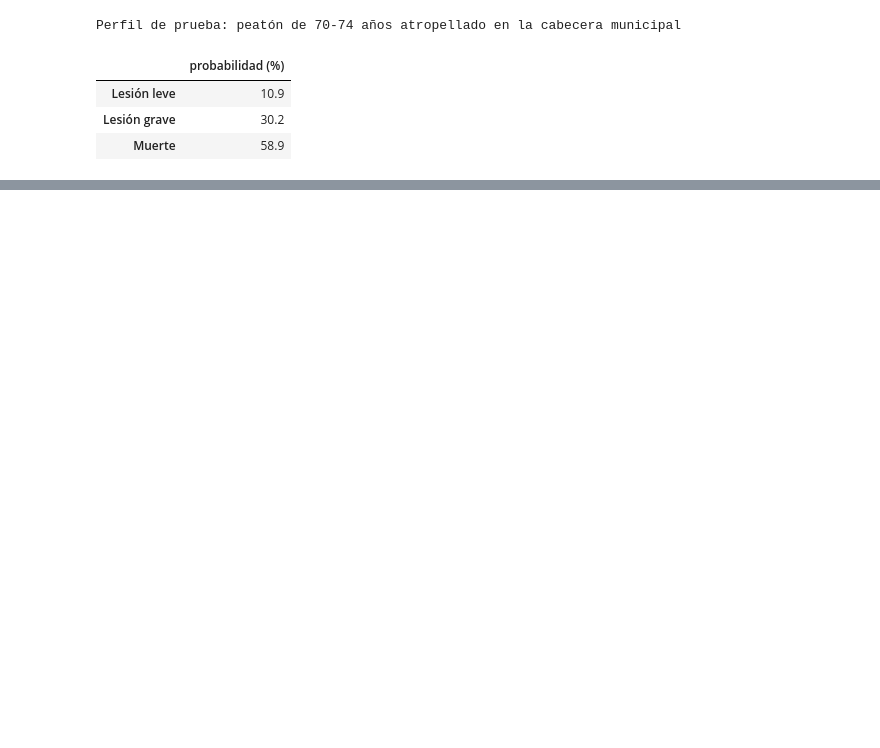
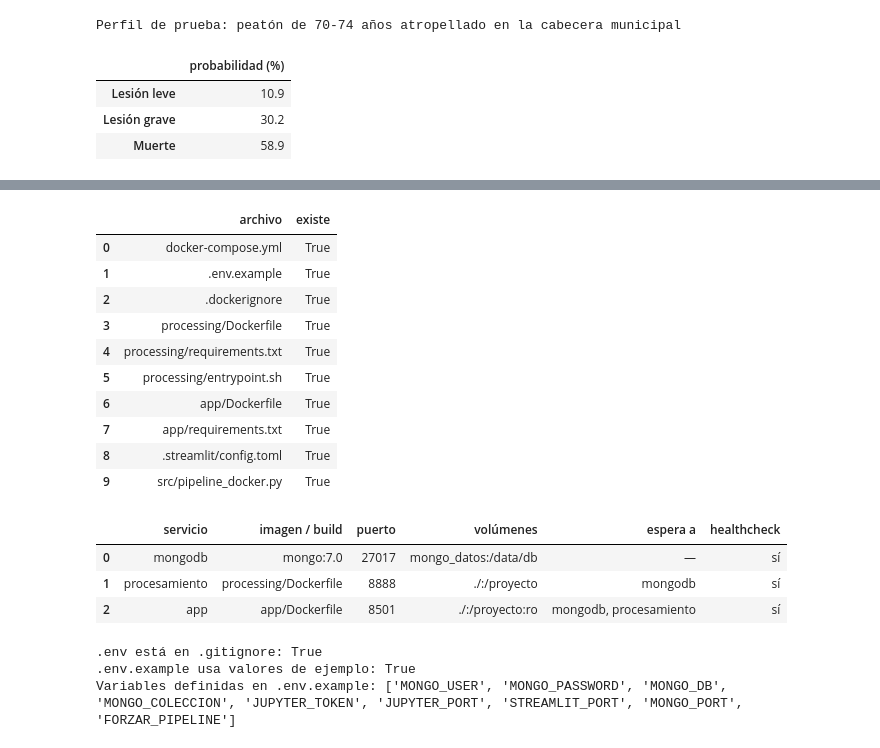
Before and after one commit to ingjuancrojasl-crypto/Rojas_Juan_BigData_ProyectoFinal, a Jupyter notebook: notebooks/Rojas_Juan_BigData_ProyectoFinal.ipynb, the cells around one changed output, grey strips where cells are left out. Saved outputs shown, nothing was run; the diff lists cells and outputs as text; code cells hidden in the pictures; blank space fills up the shorter version.

```diff
--- a/notebooks/Rojas_Juan_BigData_ProyectoFinal.ipynb
+++ b/notebooks/Rojas_Juan_BigData_ProyectoFinal.ipynb
@@ -1753,0 +1777,52 @@ Se abre en el navegador en **http://localhost:8501**.
+# %%
+archivos_docker = ["docker-compose.yml", ".env.example", ".dockerignore", "processing/Dockerfile",
+                   "processing/requirements.txt", "processing/entrypoint.sh", "app/Dockerfile", "app/requirements.txt",
+                   ".streamlit/config.toml", "src/pipeline_docker.py"]
+pd.DataFrame({"archivo": archivos_docker,
+              "existe": [(config.RAIZ_PROYECTO / a).exists() for a in archivos_docker]})
+# %% [output]
+|  | archivo | existe |
+| 0 | docker-compose.yml | True |
+| 1 | .env.example | True |
+| 2 | .dockerignore | True |
+| 3 | processing/Dockerfile | True |
+| 4 | processing/requirements.txt | True |
+| 5 | processing/entrypoint.sh | True |
+| 6 | app/Dockerfile | True |
+| 7 | app/requirements.txt | True |
+| 8 | .streamlit/config.toml | True |
+| 9 | src/pipeline_docker.py | True |
+# %%
+# Servicios, puertos, volúmenes y dependencias declarados en docker-compose.yml
+import re
+compose = (config.RAIZ_PROYECTO / "docker-compose.yml").read_text(encoding="utf-8")
+bloques = re.split(r"\n  (?=[a-z]+:\n)", compose.split("\nservices:\n", 1)[1].split("\nvolumes:\n")[0])
+filas = []
+for bloque in bloques:
+    nombre = bloque.strip().split(":", 1)[0]
+    filas.append({
+        "servicio": nombre,
+        "imagen / build": (re.search(r"image: (\S+)", bloque) or re.search(r"dockerfile: (\S+)", bloque)).group(1),
+        "puerto": ", ".join(re.findall(r'"\$\{\w+:-(\d+)\}:\d+"', bloque)),
+        "volúmenes": ", ".join(re.findall(r"- (\S+:/\S+)", bloque)),
+        "espera a": ", ".join(re.findall(r"(\w+):\n\s+condition: service_healthy", bloque)) or "—",
+        "healthcheck": "sí" if "healthcheck:" in bloque else "no",
+    })
+pd.DataFrame(filas)
+# %% [output]
+|  | servicio | imagen / build | puerto | volúmenes | espera a | healthcheck |
+| 0 | mongodb | mongo:7.0 | 27017 | mongo_datos:/data/db | — | sí |
+| 1 | procesamiento | processing/Dockerfile | 8888 | ./:/proyecto | mongodb | sí |
+| 2 | app | app/Dockerfile | 8501 | ./:/proyecto:ro | mongodb, procesamiento | sí |
+# %%
+# Comprobación de seguridad: el .env real no se sube y .env.example no trae claves reales
+ignorados = (config.RAIZ_PROYECTO / ".gitignore").read_text(encoding="utf-8").splitlines()
+ejemplo = (config.RAIZ_PROYECTO / ".env.example").read_text(encoding="utf-8")
+print(".env está en .gitignore:", ".env" in ignorados)
+print(".env.example usa valores de ejemplo:", "cambie_esta_clave" in ejemplo)
+print("Variables definidas en .env.example:",
+      [linea.split("=")[0] for linea in ejemplo.splitlines() if "=" in linea and not linea.startswith("#")])
+# %% [output]
+.env está en .gitignore: True
+.env.example usa valores de ejemplo: True
+Variables definidas en .env.example: ['MONGO_USER', 'MONGO_PASSWORD', 'MONGO_DB', 'MONGO_COLECCION', 'JUPYTER_TOKEN', 'JUPYTER_PORT', 'STREAMLIT_PORT', 'MONGO_PORT', 'FORZAR_PIPELINE']
```
Also changed, not shown: parts of 28 cells of this notebook.
